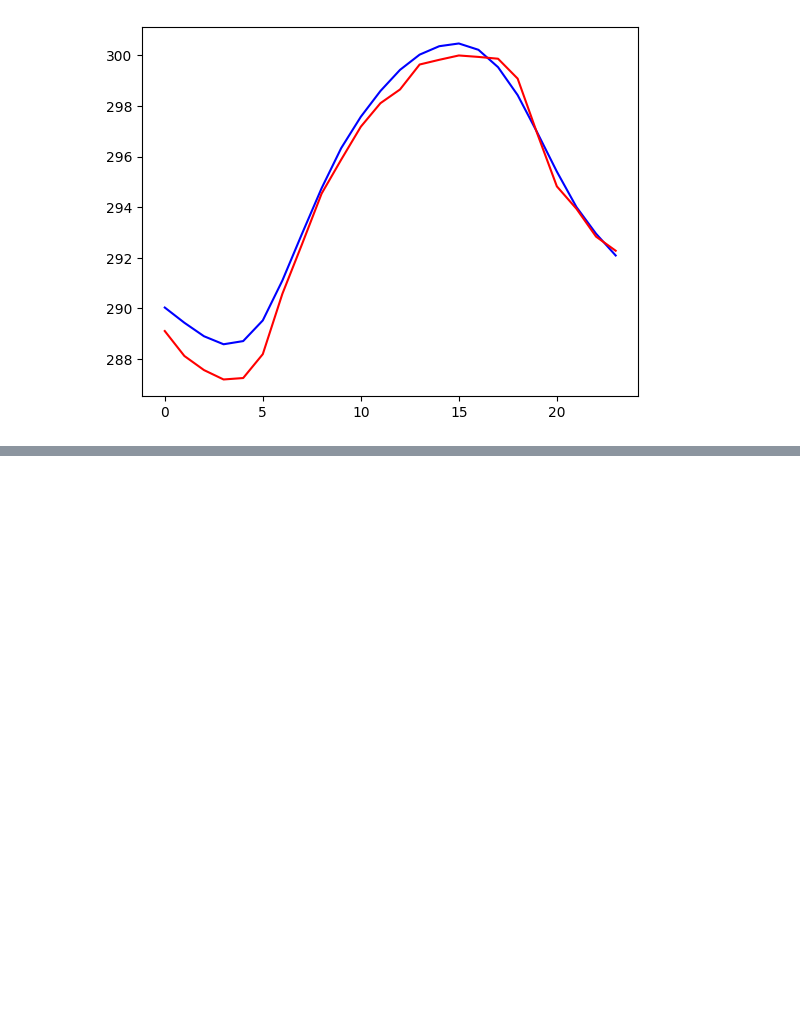
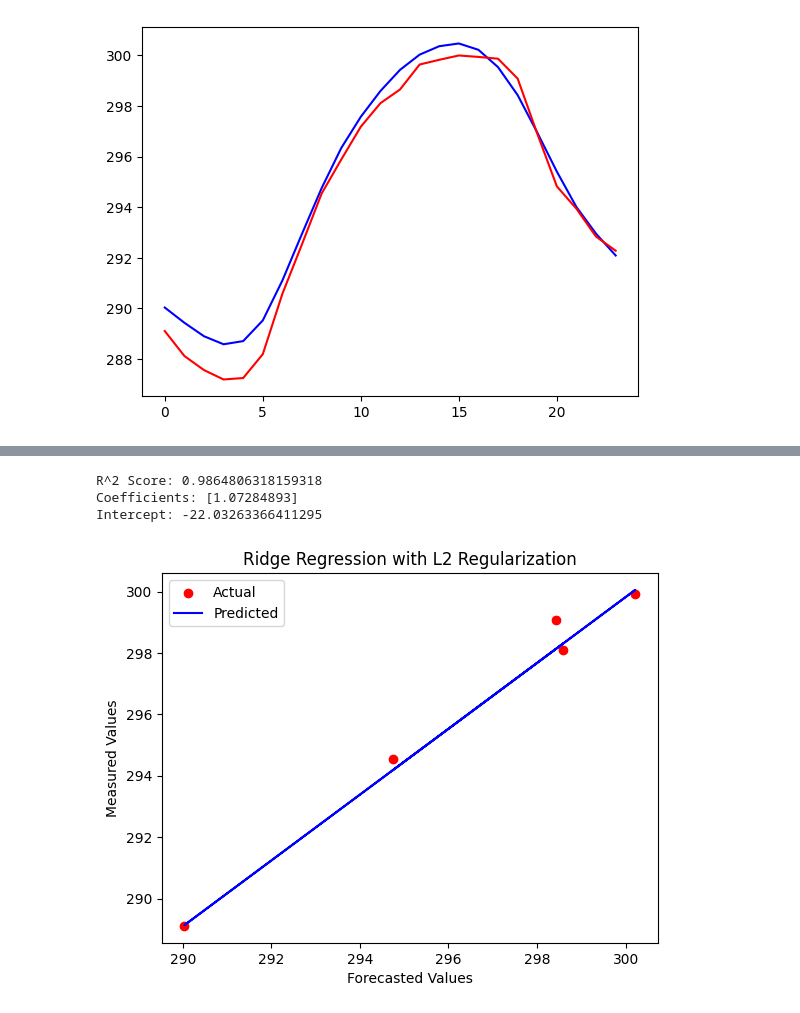
Before and after one commit to Fohlen/weather_experiment, a Jupyter notebook: analysis/Regression.ipynb, the cells around one changed output, grey strips where cells are left out. Cells and saved outputs as stored; diff of their text form; code cells hidden in the pictures; blank space fills up the shorter version.

```diff
--- a/analysis/Regression.ipynb
+++ b/analysis/Regression.ipynb
@@ -3,5 +5,5 @@ Load the forecasts
 # %%
-import pandas as pd
+
 
 reverse_station_mapping = {
     433: 10384, 2667: 10513, 3379: 10865, 1443: 10803,
@@ -13,7 +15,7 @@ valid_stations = [
     reverse_station_mapping[station] for station in [433, 1270, 1443, 2667, 3379, 4104, 5906]
 ]
 
-df_forecasts = pd.read_csv("/Users/fohlen/Downloads/export_2024-11-08/merged.csv")
+df_forecasts = pd.read_csv("../data/merged.csv")
 df_forecasts = df_forecasts[df_forecasts["station_id"].isin(valid_stations)]
 df_forecasts["recorded_at"] = pd.to_datetime(df_forecasts["recorded_at"], utc=True)
 df_forecasts["recorded_at"] = df_forecasts["recorded_at"].dt.floor('h')
@@ -29,7 +31,7 @@ df_forecasts.head()
 # %% [markdown]
 Load the actual weather
 # %%
-df_measure = pd.read_csv("data/historical_weather.csv")
+df_measure = pd.read_csv("../data/historical_weather.csv")
 df_measure["recorded_at"] = pd.to_datetime(df_measure["recorded_at"], utc=True)
 df_measure.head()
 # %% [output]
@@ -99,3 +101,42 @@ LinregressResult(slope=1.08026273040254, intercept=-24.179048940134635, rvalue=0
 #    ]).value.mean()
 
 #    rows_regression.append(values.tolist())
+# %%
+from sklearn.linear_model import Ridge
+from sklearn.model_selection import train_test_split
+import numpy as np
+
+# Prepare the features (forecast data) and target (actual measurement data)
+X = np.array(rows_measure_time).reshape(-1, 1)  # Reshape for sklearn
+y = rows.groupby(rows.recorded_at.dt.hour).value.mean().to_numpy()
+
+# Split the data into training and testing sets
+X_train, X_test, y_train, y_test = train_test_split(X, y, test_size=0.2, random_state=42)
+
+# Apply Ridge Regression (L2 Regularization)
+ridge = Ridge(alpha=1.0)  # Alpha is the regularization strength
+ridge.fit(X_train, y_train)
+
+# Predictions
+y_pred = ridge.predict(X_test)
+
+# Evaluate the model
+print(f"R^2 Score: {ridge.score(X_test, y_test)}")
+print(f"Coefficients: {ridge.coef_}")
+print(f"Intercept: {ridge.intercept_}")
+
+# Visualize the results
+import matplotlib.pyplot as plt
+
+plt.scatter(X_test, y_test, color='red', label='Actual')
+plt.plot(X_test, y_pred, color='blue', label='Predicted')
+plt.legend()
+plt.xlabel("Forecasted Values")
+plt.ylabel("Measured Values")
+plt.title("Ridge Regression with L2 Regularization")
+plt.show()
+# %% [output]
+R^2 Score: 0.9864806318159318
+Coefficients: [1.07284893]
+Intercept: -22.03263366411295
+[figure, added]
```
Also changed, not shown: parts of 3 cells of this notebook.
